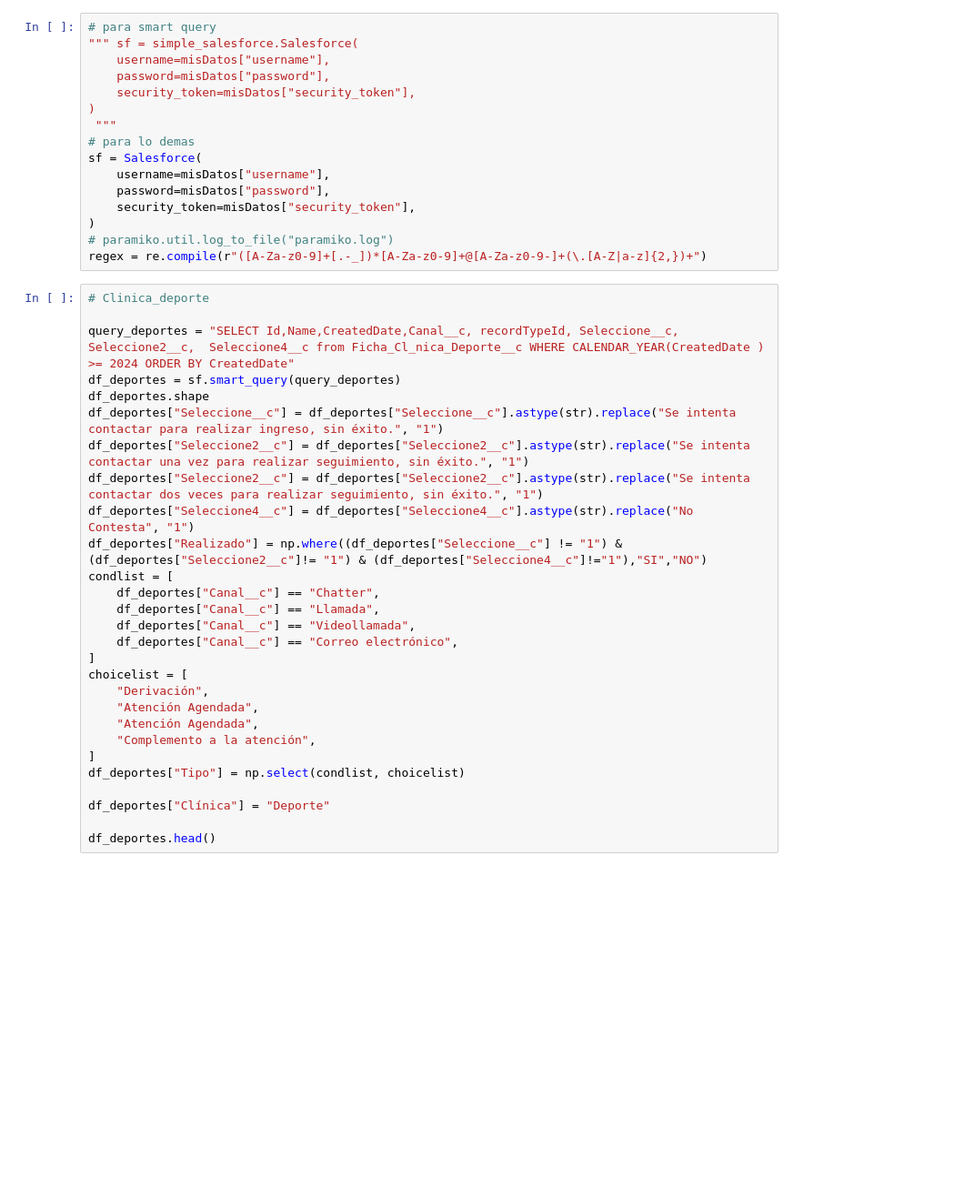
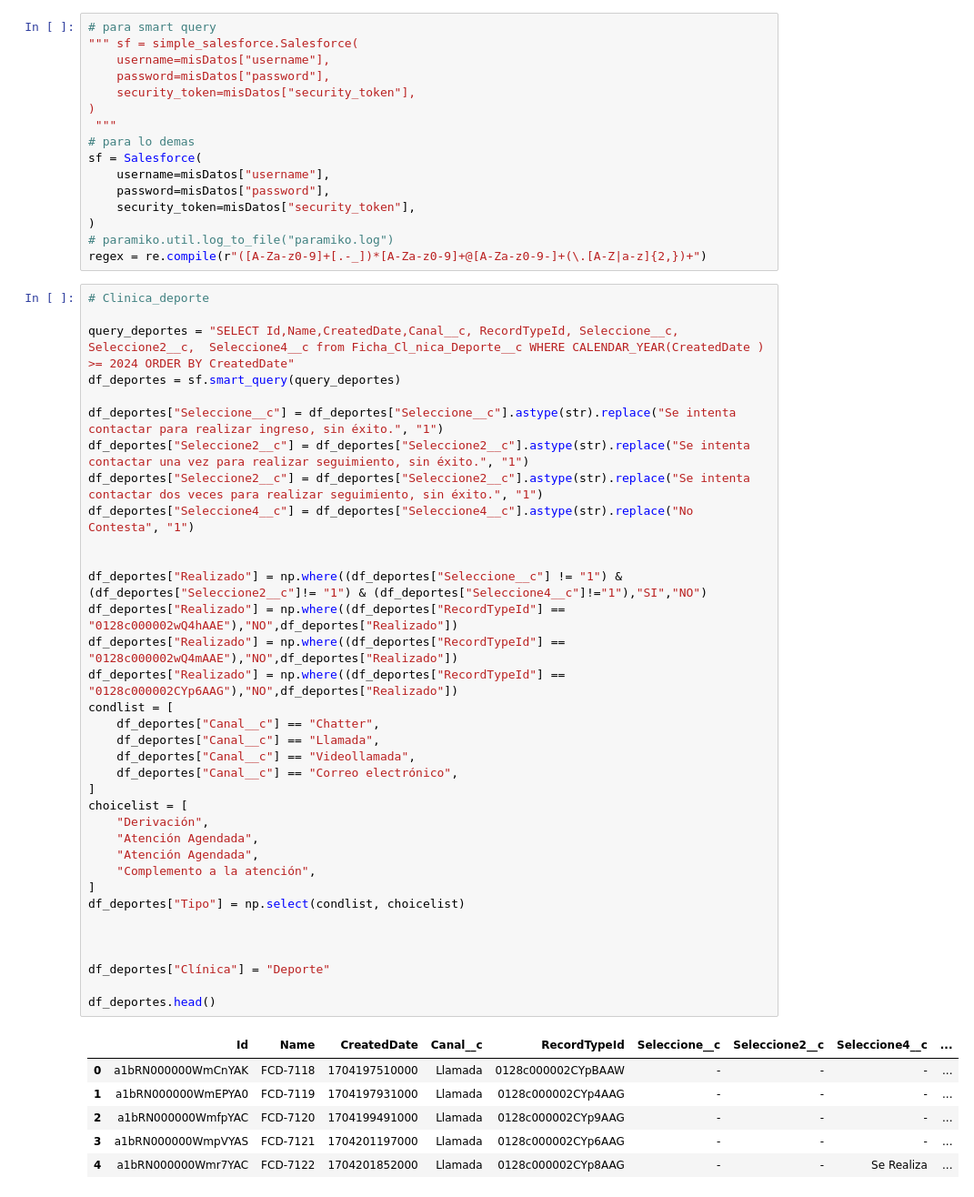
Before and after one commit to juanca-martinez/basefinal, a Jupyter notebook: modeloNuevo/deporte_JK.ipynb, the cells around one changed output. Shown at 91% size. Saved outputs shown, nothing was run; the diff lists cells and outputs as text; blank space fills up the shorter version.

```diff
--- a/modeloNuevo/deporte_JK.ipynb
+++ b/modeloNuevo/deporte_JK.ipynb
@@ -55,28 +58,42 @@ regex = re.compile(r"([A-Za-z0-9]+[.-_])*[A-Za-z0-9]+@[A-Za-z0-9-]+(\.[A-Z|a-z]{
 # %%
 # Clinica_deporte
 
-query_deportes = "SELECT Id,Name,CreatedDate,Canal__c, recordTypeId, Seleccione__c, Seleccione2__c,  Seleccione4__c from Ficha_Cl_nica_Deporte__c WHERE CALENDAR_YEAR(CreatedDate ) >= 2024 ORDER BY CreatedDate"
+query_deportes = "SELECT Id,Name,CreatedDate,Canal__c, RecordTypeId, Seleccione__c, Seleccione2__c,  Seleccione4__c from Ficha_Cl_nica_Deporte__c WHERE CALENDAR_YEAR(CreatedDate ) >= 2024 ORDER BY CreatedDate"
 df_deportes = sf.smart_query(query_deportes)
-df_deportes.shape
+
 df_deportes["Seleccione__c"] = df_deportes["Seleccione__c"].astype(str).replace("Se intenta contactar para realizar ingreso, sin éxito.", "1")
 df_deportes["Seleccione2__c"] = df_deportes["Seleccione2__c"].astype(str).replace("Se intenta contactar una vez para realizar seguimiento, sin éxito.", "1")
 df_deportes["Seleccione2__c"] = df_deportes["Seleccione2__c"].astype(str).replace("Se intenta contactar dos veces para realizar seguimiento, sin éxito.", "1")
 df_deportes["Seleccione4__c"] = df_deportes["Seleccione4__c"].astype(str).replace("No Contesta", "1")
+
+
 df_deportes["Realizado"] = np.where((df_deportes["Seleccione__c"] != "1") & (df_deportes["Seleccione2__c"]!= "1") & (df_deportes["Seleccione4__c"]!="1"),"SI","NO")
+df_deportes["Realizado"] = np.where((df_deportes["RecordTypeId"] == "0128c000002wQ4hAAE"),"NO",df_deportes["Realizado"])
+df_deportes["Realizado"] = np.where((df_deportes["RecordTypeId"] == "0128c000002wQ4mAAE"),"NO",df_deportes["Realizado"])
+df_deportes["Realizado"] = np.where((df_deportes["RecordTypeId"] == "0128c000002CYp6AAG"),"NO",df_deportes["Realizado"])
 condlist = [
     df_deportes["Canal__c"] == "Chatter",
     df_deportes["Canal__c"] == "Llamada",
     df_deportes["Canal__c"] == "Videollamada",
     df_deportes["Canal__c"] == "Correo electrónico",
 ]
 choicelist = [
     "Derivación",
     "Atención Agendada",
     "Atención Agendada",
     "Complemento a la atención",
 ]
 df_deportes["Tipo"] = np.select(condlist, choicelist)
 
+
+
 df_deportes["Clínica"] = "Deporte"
 
 df_deportes.head()
+# %% [output]
+|  | Id | Name | CreatedDate | Canal__c | RecordTypeId | Seleccione__c | Seleccione2__c | Seleccione4__c | ... |
+| 0 | a1bRN000000WmCnYAK | FCD-7118 | 1704197510000 | Llamada | 0128c000002CYpBAAW | - | - | - | ... |
+| 1 | a1bRN000000WmEPYA0 | FCD-7119 | 1704197931000 | Llamada | 0128c000002CYp4AAG | - | - | - | ... |
+| 2 | a1bRN000000WmfpYAC | FCD-7120 | 1704199491000 | Llamada | 0128c000002CYp9AAG | - | - | - | ... |
+| 3 | a1bRN000000WmpVYAS | FCD-7121 | 1704201197000 | Llamada | 0128c000002CYp6AAG | - | - | - | ... |
+| 4 | a1bRN000000Wmr7YAC | FCD-7122 | 1704201852000 | Llamada | 0128c000002CYp8AAG | - | - | Se Realiza | ... |
```
Also changed, not shown: parts of 5 cells of this notebook.
